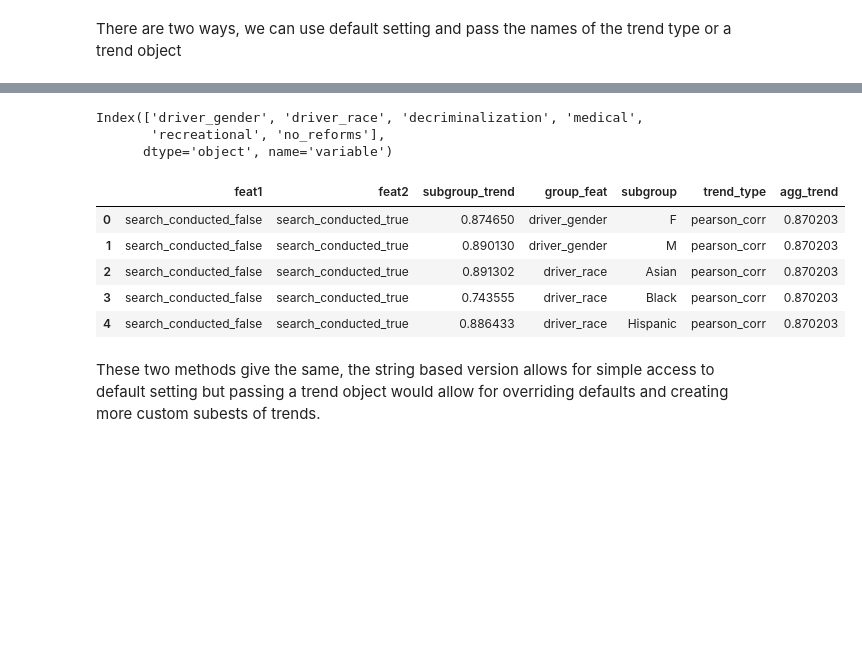
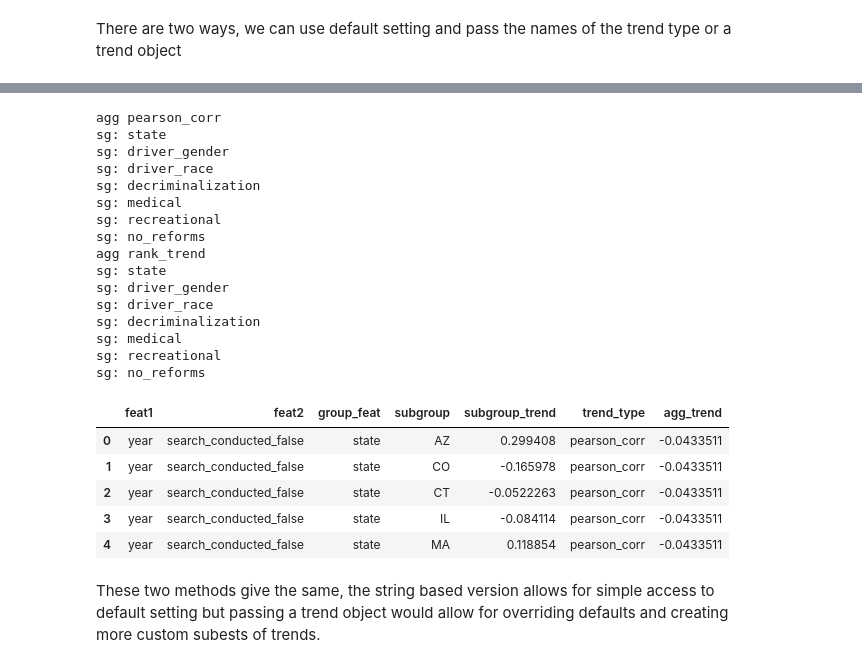
Before and after one commit to fairnessforensics/wiggum, a Jupyter notebook: research_notebooks/01_basic_demo.ipynb, the cells around one changed output, grey strips where cells are left out. Cells and saved outputs as stored; diff of their text form; code cells hidden in the pictures; blank space fills up the shorter version.

Commit message:
rank working

```diff
--- a/research_notebooks/01_basic_demo.ipynb
+++ b/research_notebooks/01_basic_demo.ipynb
@@ -140,7 +141,7 @@ Trend objects define their name, how to compute the trend and how to choose whic
 
 extension will allow that the var lists may be passed to reduce which ones are computed
 # %%
-corrobj = dsp.correlation_trend()
+corrobj = dsp.all_pearson()
 corrobj.get_trend_vars(labeled_df)
 corrobj.regression_vars
 # %% [output]
@@ -149,6 +150,8 @@ Index(['search_conducted_false', 'search_conducted_true',
        'contraband_found_true', 'contraband_found_rate', 'hit_false',
        'hit_true', 'hit_rate', 'num_stops'],
       dtype='object', name='variable')
+# %%
+rankobj = dsp.mean_rank_trend()
 # %% [markdown]
 # Computing Trends on a labeledDataFrame
 # %% [markdown]
@@ -169,15 +177,28 @@ Index(['driver_gender', 'driver_race', 'decriminalization', 'medical',
 # %%
-labeled_df.get_subgroup_trends_1lev([corrobj])
+labeled_df.get_subgroup_trends_1lev([corrobj,rankobj])
 labeled_df.result_df.head()
 # %% [output]
-Index(['driver_gender', 'driver_race', 'decriminalization', 'medical',
-       'recreational', 'no_reforms'],
-      dtype='object', name='variable')
+agg pearson_corr
+sg: state
+sg: driver_gender
+sg: driver_race
+sg: decriminalization
+sg: medical
+sg: recreational
+sg: no_reforms
+agg rank_trend
+sg: state
+sg: driver_gender
+sg: driver_race
+sg: decriminalization
+sg: medical
+sg: recreational
+sg: no_reforms
-|  | feat1 | feat2 | subgroup_trend | group_feat | subgroup | trend_type | agg_trend |
-| 0 | search_conducted_false | search_conducted_true | 0.874650 | driver_gender | F | pearson_corr | 0.870203 |
-| 1 | search_conducted_false | search_conducted_true | 0.890130 | driver_gender | M | pearson_corr | 0.870203 |
-| 2 | search_conducted_false | search_conducted_true | 0.891302 | driver_race | Asian | pearson_corr | 0.870203 |
-| 3 | search_conducted_false | search_conducted_true | 0.743555 | driver_race | Black | pearson_corr | 0.870203 |
-| 4 | search_conducted_false | search_conducted_true | 0.886433 | driver_race | Hispanic | pearson_corr | 0.870203 |
+|  | feat1 | feat2 | group_feat | subgroup | subgroup_trend | trend_type | agg_trend |
+| 0 | year | search_conducted_false | state | AZ | 0.299408 | pearson_corr | -0.0433511 |
+| 1 | year | search_conducted_false | state | CO | -0.165978 | pearson_corr | -0.0433511 |
+| 2 | year | search_conducted_false | state | CT | -0.0522263 | pearson_corr | -0.0433511 |
+| 3 | year | search_conducted_false | state | IL | -0.084114 | pearson_corr | -0.0433511 |
+| 4 | year | search_conducted_false | state | MA | 0.118854 | pearson_corr | -0.0433511 |
 # %% [markdown]
 These two methods give the same, the string based version allows for simple access to default setting but passing a trend object would allow for overriding defaults and creating more custom subests of trends.
```
Also changed, not shown: parts of 6 cells of this notebook, 2 other files.
